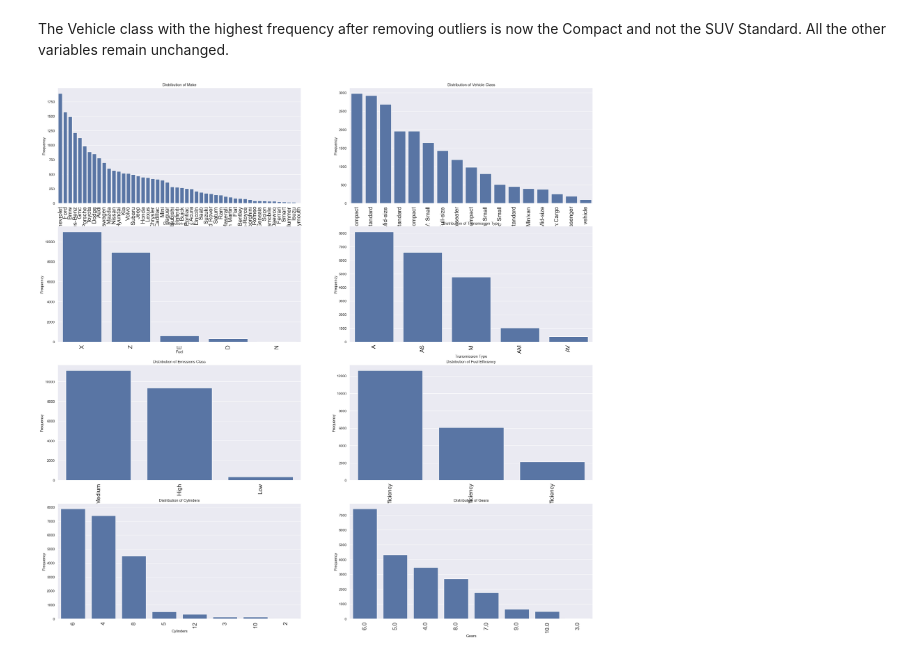
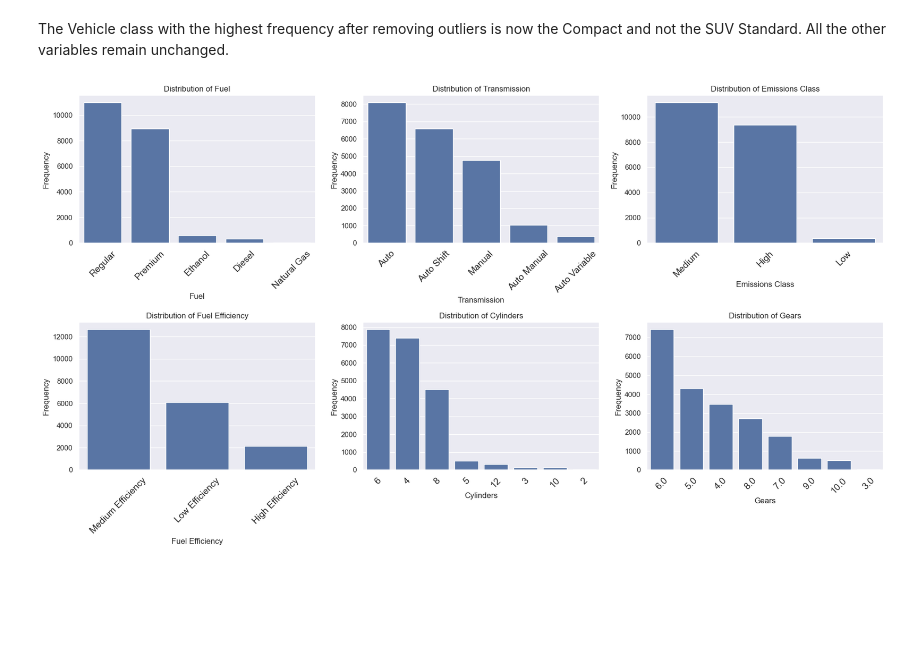
Before and after one commit to WambuiMunene/Phase2-Project_Group-4, a Jupyter notebook: Notebooks/Wambui.ipynb, the cells around one changed output. Saved outputs shown, nothing was run; the diff lists cells and outputs as text; code cells hidden in the pictures; blank space fills up the shorter version.

```diff
--- a/Notebooks/Wambui.ipynb
+++ b/Notebooks/Wambui.ipynb
@@ -536,0 +591,4 @@ Index(['Year', 'Make', 'Model', 'Vehicle Class', 'Engine Size', 'Cylinders',
+# %%
+# Rename the column
+df_clean.rename(columns={'Transmission Type': 'Transmission'}, inplace=True)
+df_clean.head()
@@ -537,2 +602,4 @@ Index(['Year', 'Make', 'Model', 'Vehicle Class', 'Engine Size', 'Cylinders',
+# %%
+df_clean.rename(columns={'Comb (L/100 Km)': 'Comb_L_per_100Km'}, inplace=True)
 # %% [markdown]
 ### 3.1 Univariate Analysis
@@ -563,19 +633,22 @@ Name: 0, dtype: float64
 # %% [markdown]
 The data shows a high variance on emissions and a moderate variance on consumption
 # %%
-# Create histograms to visualize the numerical columns
-list_cols = ['Engine Size','Cylinders','Emissions','Gears','Hwy (L/100 Km)','Comb (L/100 Km)']
+
+# Plot histograms for continonous numeriical coloumns
+list_cols = ['Fuel Consumption','Emissions', 'Hwy (L/100 Km)', 'Comb_L_per_100Km']
 
 # Create sub-plots
-fig, axes = plt.subplots(nrows=2, ncols=3, figsize=(18, 10))
+fig, axes = plt.subplots(nrows=2, ncols=2, figsize=(18, 10))
 axes = axes.flatten()
+
 # Plot histograms for each numerical column
 for i, column in enumerate(list_cols):
-    axes[i].hist(df_clean[column], bins=10, edgecolor='black')
-    axes[i].set_title(f'Histogram of {column}')
+    sns.histplot(df_clean[column], bins=10,kde=True,ax=axes[i],edgecolor='black')
+    axes[i].set_title(f'Histogram and KDE of {column}')
     axes[i].set_xlabel(column)
     axes[i].set_ylabel('Frequency')
 
+# Adjust layout to prevent overlap
 plt.tight_layout()
 plt.show()
 # %% [output]
@@ -595,27 +670,28 @@ df_clean.describe(include='O').T
 # %% [markdown]
 The Vehicle class with the highest frequency after removing outliers is now the Compact and not the SUV Standard. All the other variables remain unchanged.
 # %%
-# plot frequency distributions for columns
+# plot frequency distributions for categorical columns
 def plot_frequency_dist(df_clean, columns,rows,cols):
-    fig,axes = plt.subplots(rows,cols,figsize=(30,30))
+    fig,axes = plt.subplots(rows,cols,figsize=(18,10))
     axes = axes.flatten()
 
     for i, column in enumerate(columns):
         sns.countplot(x=column, data=df_clean, order=df_clean[column].value_counts().index, ax=axes[i])
         axes[i].set_title(f"Distribution of {column}")
         axes[i].set_ylabel('Frequency')
-        axes[i].tick_params(axis='x', rotation=90,labelsize=18)
-    plt.tight_layout
+        axes[i].tick_params(axis='x', rotation=45,labelsize=14)
+
+    plt.tight_layout()
     plt.show()
 
 
 # List of columns
-columns_list = ['Make', 'Vehicle Class', 'Fuel', 'Transmission Type', 'Emissions Class','Fuel Efficiency',
+columns_list = ['Fuel','Transmission', 'Emissions Class','Fuel Efficiency',
                 'Cylinders','Gears']
 
-rows = 4
-cols = 2
+rows = 2
+cols = 3
 # Plot frequency distributions for categorical columns
 plot_frequency_dist(df_clean, columns_list,rows,cols)
 # %% [output]
-[figure, old version]
+[figure, new version]
```
Also changed, not shown: parts of 65 cells of this notebook, 1 other file.
